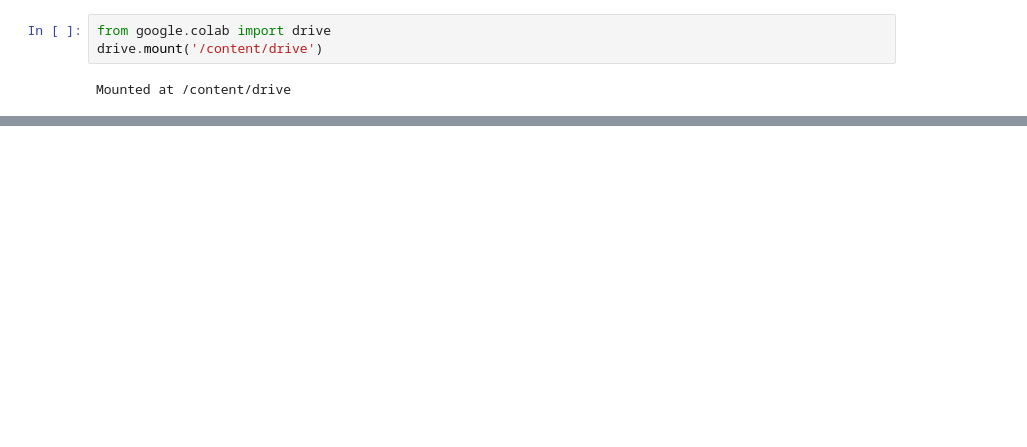
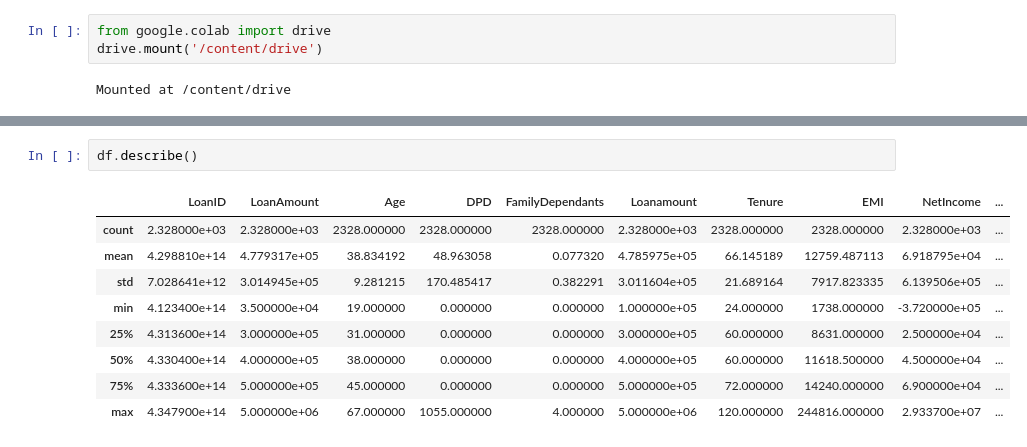
Before and after one commit to glennamaria/Projects, a Jupyter notebook: Loanprediction.ipynb, the cells around one changed output, grey strips where cells are left out. Saved outputs shown, nothing was run; the diff lists cells and outputs as text; blank space fills up the shorter version.

```diff
--- a/Loanprediction.ipynb
+++ b/Loanprediction.ipynb
@@ -144,0 +83,12 @@ print(duplicate_rows)
+# %%
+df.describe()
+# %% [output]
+|  | LoanID | LoanAmount | Age | DPD | FamilyDependants | Loanamount | Tenure | EMI | NetIncome | ... |
+| count | 2.328000e+03 | 2.328000e+03 | 2328.000000 | 2328.000000 | 2328.000000 | 2.328000e+03 | 2328.000000 | 2328.000000 | 2.328000e+03 | ... |
+| mean | 4.298810e+14 | 4.779317e+05 | 38.834192 | 48.963058 | 0.077320 | 4.785975e+05 | 66.145189 | 12759.487113 | 6.918795e+04 | ... |
+| std | 7.028641e+12 | 3.014945e+05 | 9.281215 | 170.485417 | 0.382291 | 3.011604e+05 | 21.689164 | 7917.823335 | 6.139506e+05 | ... |
+| min | 4.123400e+14 | 3.500000e+04 | 19.000000 | 0.000000 | 0.000000 | 1.000000e+05 | 24.000000 | 1738.000000 | -3.720000e+05 | ... |
+| 25% | 4.313600e+14 | 3.000000e+05 | 31.000000 | 0.000000 | 0.000000 | 3.000000e+05 | 60.000000 | 8631.000000 | 2.500000e+04 | ... |
+| 50% | 4.330400e+14 | 4.000000e+05 | 38.000000 | 0.000000 | 0.000000 | 4.000000e+05 | 60.000000 | 11618.500000 | 4.500000e+04 | ... |
+| 75% | 4.333600e+14 | 5.000000e+05 | 45.000000 | 0.000000 | 0.000000 | 5.000000e+05 | 72.000000 | 14240.000000 | 6.900000e+04 | ... |
+| max | 4.347900e+14 | 5.000000e+06 | 67.000000 | 1055.000000 | 4.000000 | 5.000000e+06 | 120.000000 | 244816.000000 | 2.933700e+07 | ... |
```
Also changed, not shown: parts of 29 cells of this notebook.
